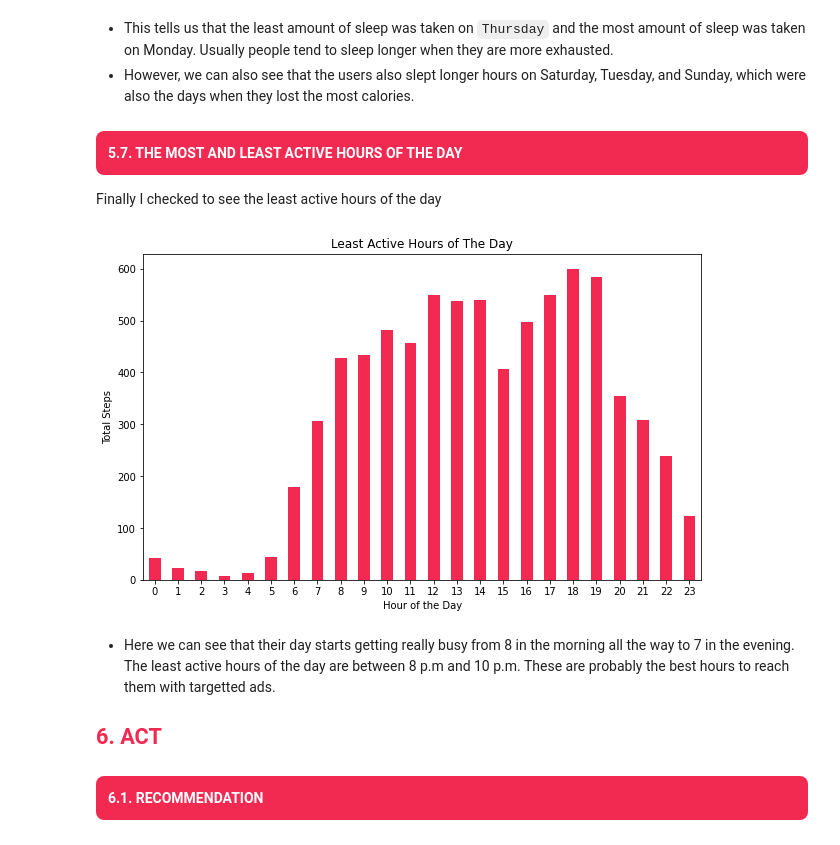
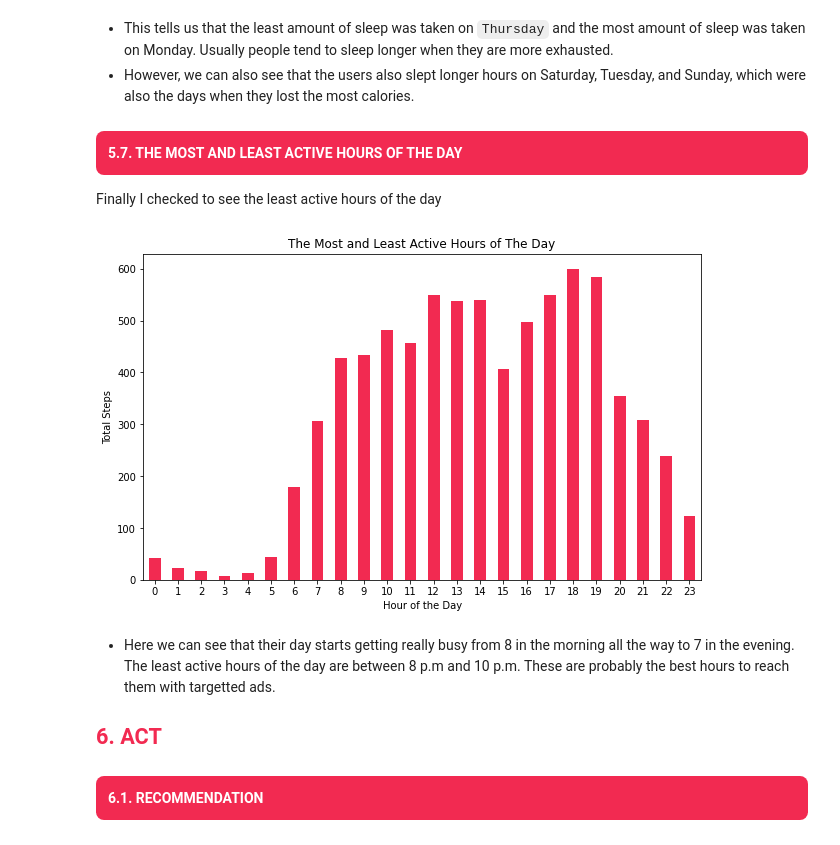
Before and after one commit to therealoise/Bellabeat-Case-Study, a Jupyter notebook: bellabeat-case-study-with-python.ipynb, the cells around one changed output. Cells and saved outputs as stored; diff of their text form; code cells hidden in the pictures.

```diff
--- a/bellabeat-case-study-with-python.ipynb
+++ b/bellabeat-case-study-with-python.ipynb
@@ -760,13 +760,13 @@ Finally I checked to see the least active hours of the day
 # %%
 #Least active time of the day for targeted Ads
 
 fig, axs = plt.subplots(figsize=(10, 6))
-merge_df.groupby(merge_df['DateHour'])['StepTotal'].mean().plot(kind='bar', rot=0, ax=axs, color='#f22a51', title='Least Active Hours of The Day')
+merge_df.groupby(merge_df['DateHour'])['StepTotal'].mean().plot(kind='bar', rot=0, ax=axs, color='#f22a51', title='The Most and Least Active Hours of The Day')
 plt.xlabel("Hour of the Day")
 plt.ylabel("Total Steps")
 plt.show()
 # %% [output]
-[figure, old version]
+[figure, new version]
 # %% [markdown]
 * Here we can see that their day starts getting really busy from 8 in the morning all the way to 7 in the evening. The least active hours of the day are between 8 p.m and 10 p.m. These are probably the best hours to reach them with targetted ads.
 
```
Also changed, not shown: parts of 3 cells of this notebook.
